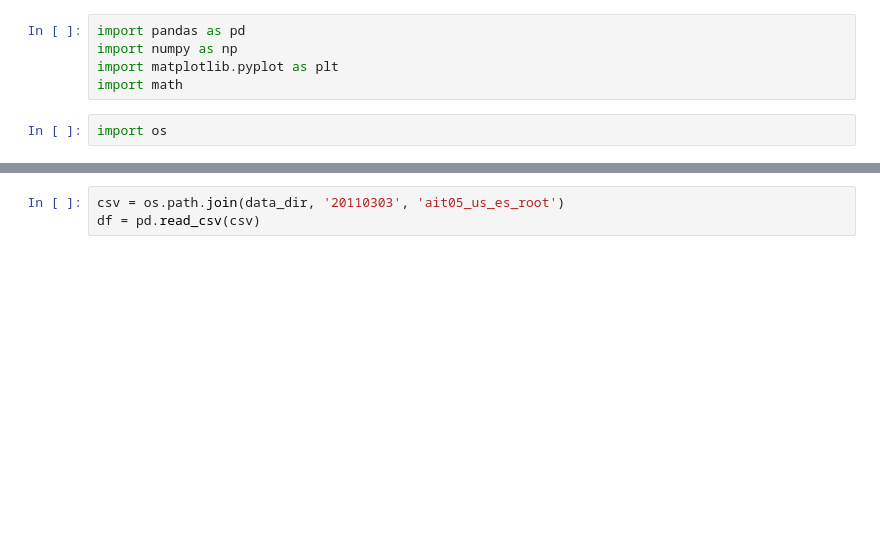
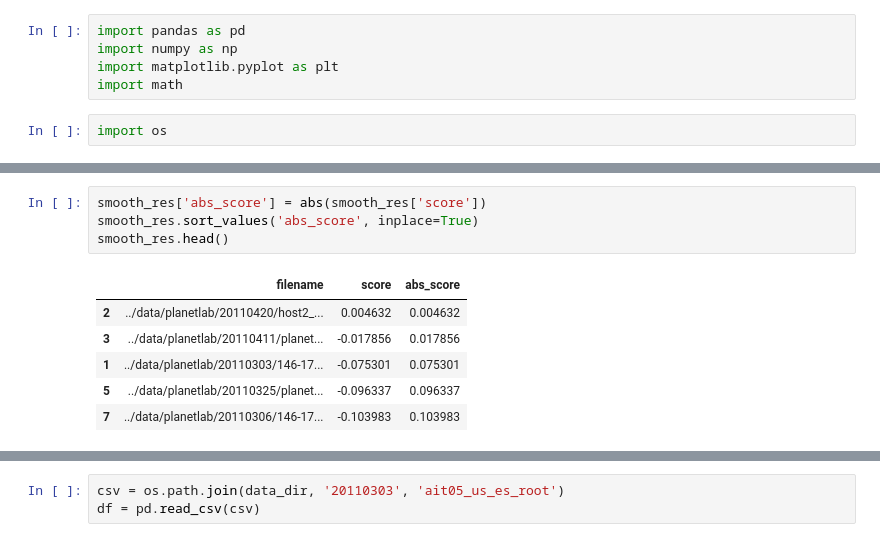
Before and after one commit to wzt3309/container-sim, a Jupyter notebook: predict/find_smooth_load.ipynb, the cells around one changed output, grey strips where cells are left out. Cells and saved outputs as stored; diff of their text form; blank space fills up the shorter version.

```diff
--- a/predict/find_smooth_load.ipynb
+++ b/predict/find_smooth_load.ipynb
@@ -20,0 +72,11 @@ def find_smooth_load(root):
+# %%
+smooth_res['abs_score'] = abs(smooth_res['score'])
+smooth_res.sort_values('abs_score', inplace=True)
+smooth_res.head()
+# %% [output]
+|  | filename | score | abs_score |
+| 2 | ../data/planetlab/20110420/host2_... | 0.004632 | 0.004632 |
+| 3 | ../data/planetlab/20110411/planet... | -0.017856 | 0.017856 |
+| 1 | ../data/planetlab/20110303/146-17... | -0.075301 | 0.075301 |
+| 5 | ../data/planetlab/20110325/planet... | -0.096337 | 0.096337 |
+| 7 | ../data/planetlab/20110306/146-17... | -0.103983 | 0.103983 |
```
Also changed, not shown: parts of 10 cells of this notebook, 1 other file.
